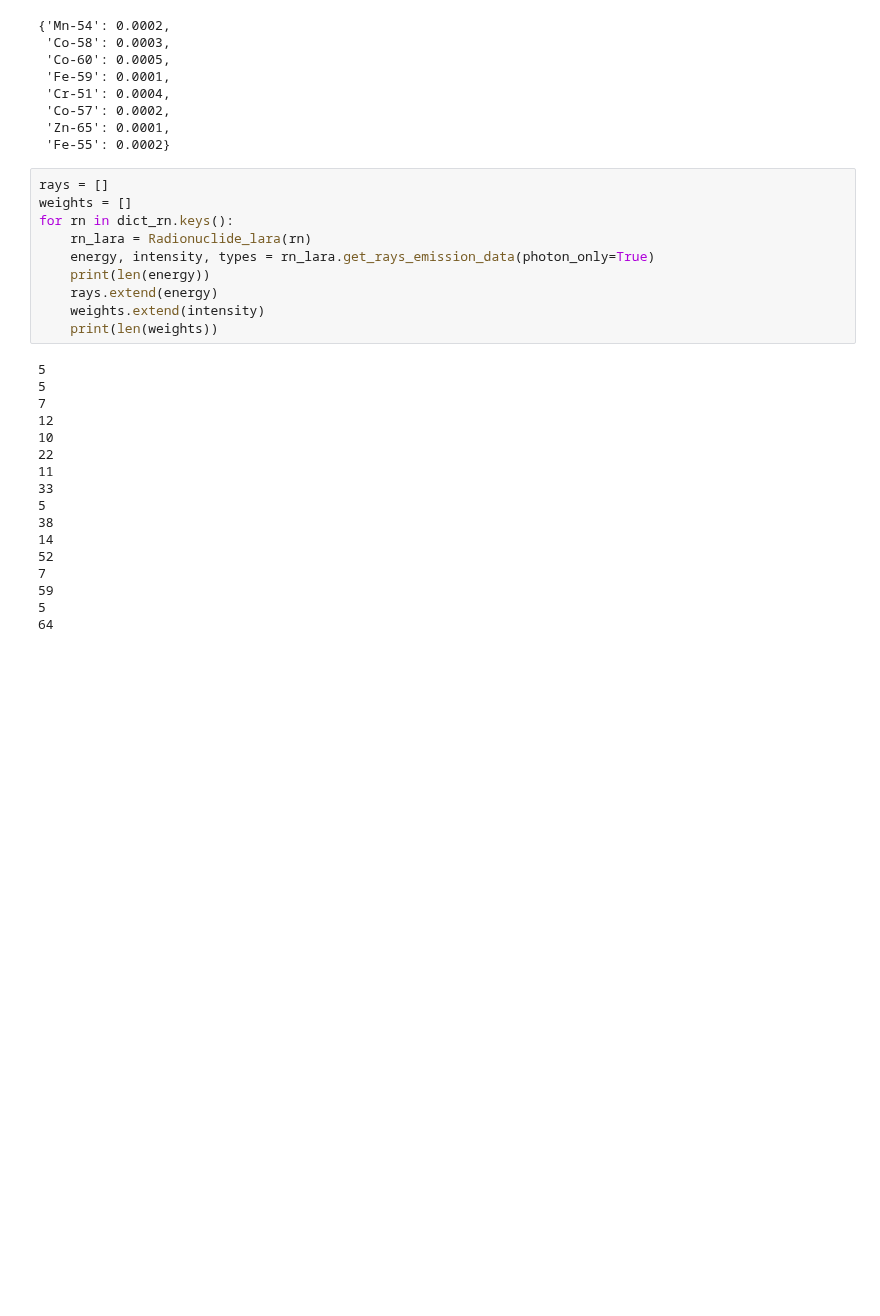
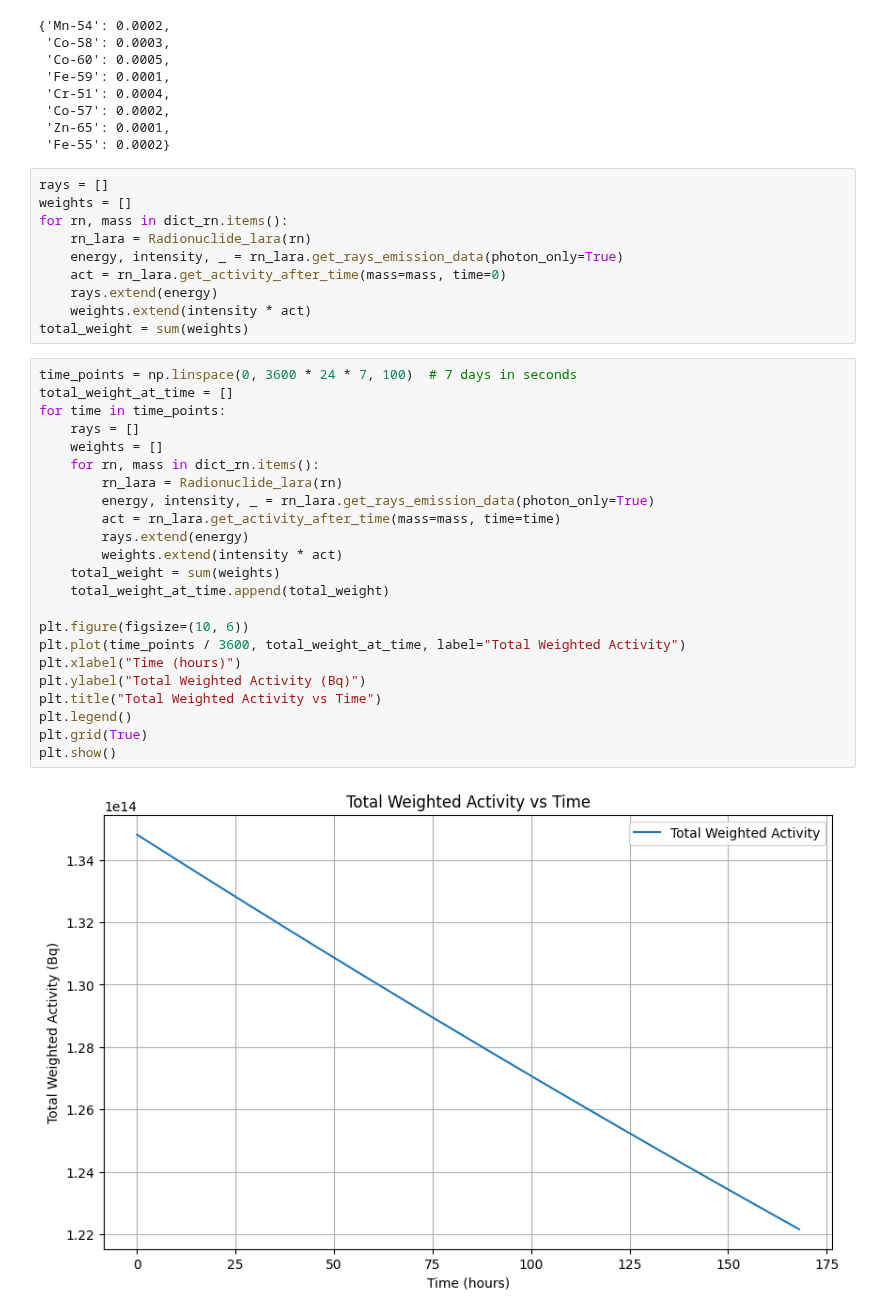
Before and after one commit to simonfouc120/open-mc-project, a Jupyter notebook: src/studies/rn_file/rn_file_study.ipynb, the cells around one changed output. Drawn from its saved outputs; the diff is of its cells as text; blank space fills up the shorter version.

```diff
--- a/src/studies/rn_file/rn_file_study.ipynb
+++ b/src/studies/rn_file/rn_file_study.ipynb
@@ -37,30 +37,38 @@ dict_rn
 # %%
 rays = []
 weights = []
-for rn in dict_rn.keys():
+for rn, mass in dict_rn.items():
     rn_lara = Radionuclide_lara(rn)
-    energy, intensity, types = rn_lara.get_rays_emission_data(photon_only=True)
-    print(len(energy))
+    energy, intensity, _ = rn_lara.get_rays_emission_data(photon_only=True)
+    act = rn_lara.get_activity_after_time(mass=mass, time=0)
     rays.extend(energy)
-    weights.extend(intensity)
-    print(len(weights))
+    weights.extend(intensity * act)
+total_weight = sum(weights)
-# %% [output]
-5
-5
-7
-12
-10
-22
-11
-33
-5
-38
-14
-52
-7
-59
-5
-64
+# %%
+time_points = np.linspace(0, 3600 * 24 * 7, 100)  # 7 days in seconds
+total_weight_at_time = []
+for time in time_points:
+    rays = []
+    weights = []
+    for rn, mass in dict_rn.items():
+        rn_lara = Radionuclide_lara(rn)
+        energy, intensity, _ = rn_lara.get_rays_emission_data(photon_only=True)
+        act = rn_lara.get_activity_after_time(mass=mass, time=time)
+        rays.extend(energy)
+        weights.extend(intensity * act)
+    total_weight = sum(weights)
+    total_weight_at_time.append(total_weight)
+
+plt.figure(figsize=(10, 6))
+plt.plot(time_points / 3600, total_weight_at_time, label="Total Weighted Activity")
+plt.xlabel("Time (hours)")
+plt.ylabel("Total Weighted Activity (Bq)")
+plt.title("Total Weighted Activity vs Time")
+plt.legend()
+plt.grid(True)
+plt.show()
+# %% [output]
+[figure, added]
 # %%
 plt.bar(rays, weights, width=10)
 plt.xlabel("Energy (MeV)")
```
Also changed, not shown: parts of 3 cells of this notebook, 1 other file.
